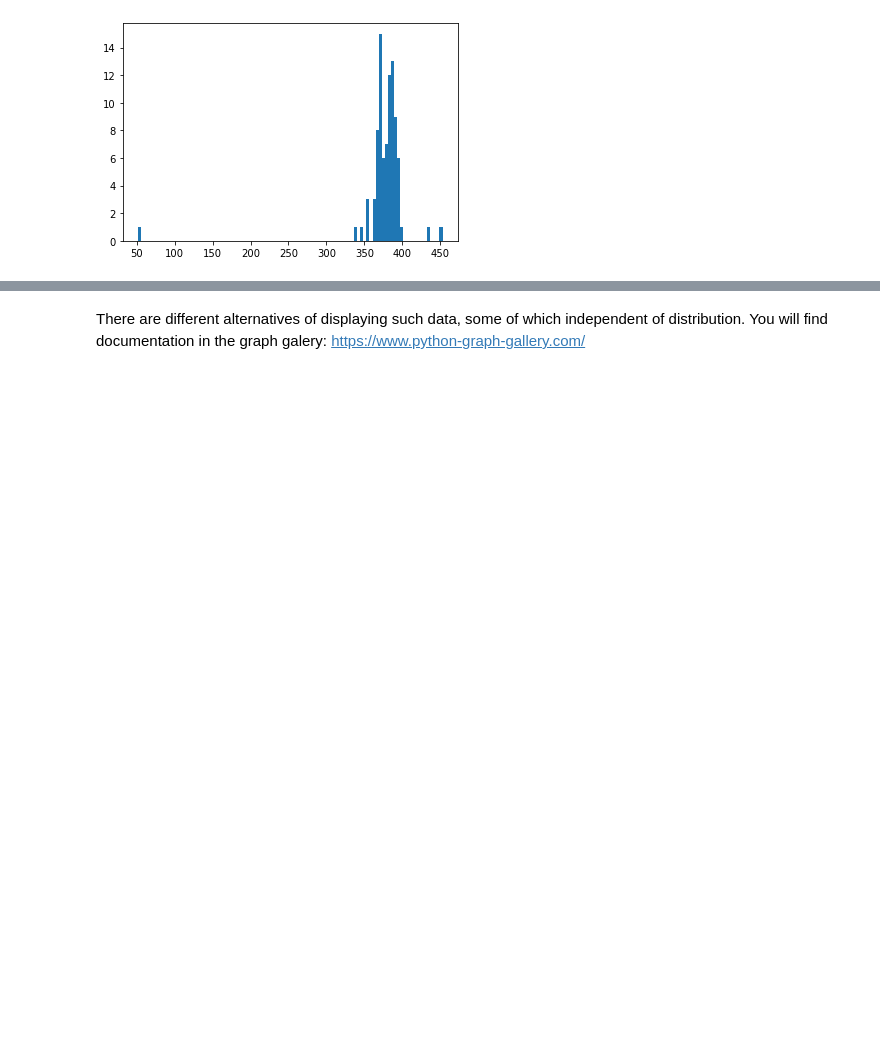
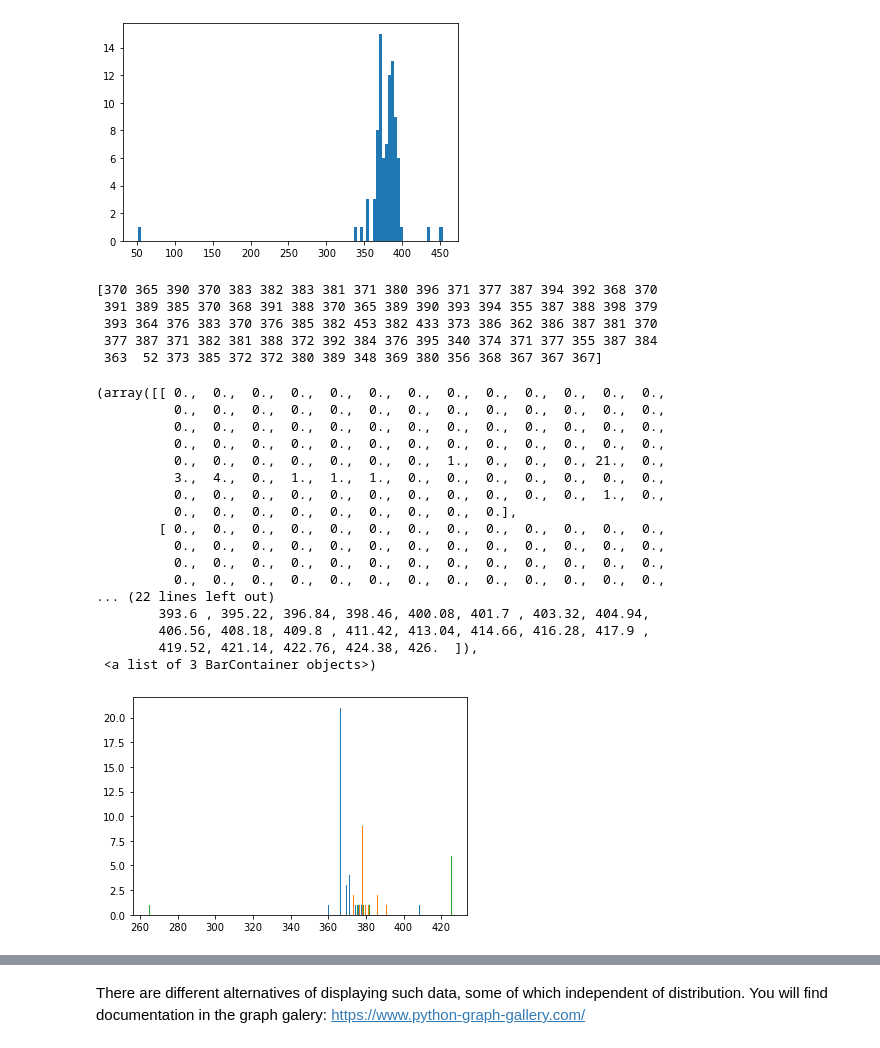
Before and after one commit to BiAPoL/Bio-image_Analysis_with_Python, a Jupyter notebook: biostatistics/stats2.ipynb, the cells around one changed output, grey strips where cells are left out. Drawn from its saved outputs; the diff is of its cells as text; code cells hidden in the pictures; blank space fills up the shorter version.

```diff
--- a/biostatistics/stats2.ipynb
+++ b/biostatistics/stats2.ipynb
@@ -254,3 +254,32 @@ plt.hist(man_count,bins=100)
         436.96, 440.97, 444.98, 448.99, 453.  ]),
  <BarContainer object of 100 artists>)
 [figure]
+# %%
+print(man_count)
+# %% [output]
+[370 365 390 370 383 382 383 381 371 380 396 371 377 387 394 392 368 370
+ 391 389 385 370 368 391 388 370 365 389 390 393 394 355 387 388 398 379
+ 393 364 376 383 370 376 385 382 453 382 433 373 386 362 386 387 381 370
+ 377 387 371 382 381 388 372 392 384 376 395 340 374 371 377 355 387 384
+ 363  52 373 385 372 372 380 389 348 369 380 356 368 367 367 367]
+# %%
+plt.hist(auto_count,bins=100)
+# %% [output]
+(array([[ 0.,  0.,  0.,  0.,  0.,  0.,  0.,  0.,  0.,  0.,  0.,  0.,  0.,
+          0.,  0.,  0.,  0.,  0.,  0.,  0.,  0.,  0.,  0.,  0.,  0.,  0.,
+          0.,  0.,  0.,  0.,  0.,  0.,  0.,  0.,  0.,  0.,  0.,  0.,  0.,
+          0.,  0.,  0.,  0.,  0.,  0.,  0.,  0.,  0.,  0.,  0.,  0.,  0.,
+          0.,  0.,  0.,  0.,  0.,  0.,  0.,  1.,  0.,  0.,  0., 21.,  0.,
+          3.,  4.,  0.,  1.,  1.,  1.,  0.,  0.,  0.,  0.,  0.,  0.,  0.,
+          0.,  0.,  0.,  0.,  0.,  0.,  0.,  0.,  0.,  0.,  0.,  1.,  0.,
+          0.,  0.,  0.,  0.,  0.,  0.,  0.,  0.,  0.],
+        [ 0.,  0.,  0.,  0.,  0.,  0.,  0.,  0.,  0.,  0.,  0.,  0.,  0.,
+          0.,  0.,  0.,  0.,  0.,  0.,  0.,  0.,  0.,  0.,  0.,  0.,  0.,
+          0.,  0.,  0.,  0.,  0.,  0.,  0.,  0.,  0.,  0.,  0.,  0.,  0.,
+          0.,  0.,  0.,  0.,  0.,  0.,  0.,  0.,  0.,  0.,  0.,  0.,  0.,
+... (22 lines left out)
+        393.6 , 395.22, 396.84, 398.46, 400.08, 401.7 , 403.32, 404.94,
+        406.56, 408.18, 409.8 , 411.42, 413.04, 414.66, 416.28, 417.9 ,
+        419.52, 421.14, 422.76, 424.38, 426.  ]),
+ <a list of 3 BarContainer objects>)
+[figure, added]
```
Also changed, not shown: parts of 15 cells of this notebook, 1 other file.
